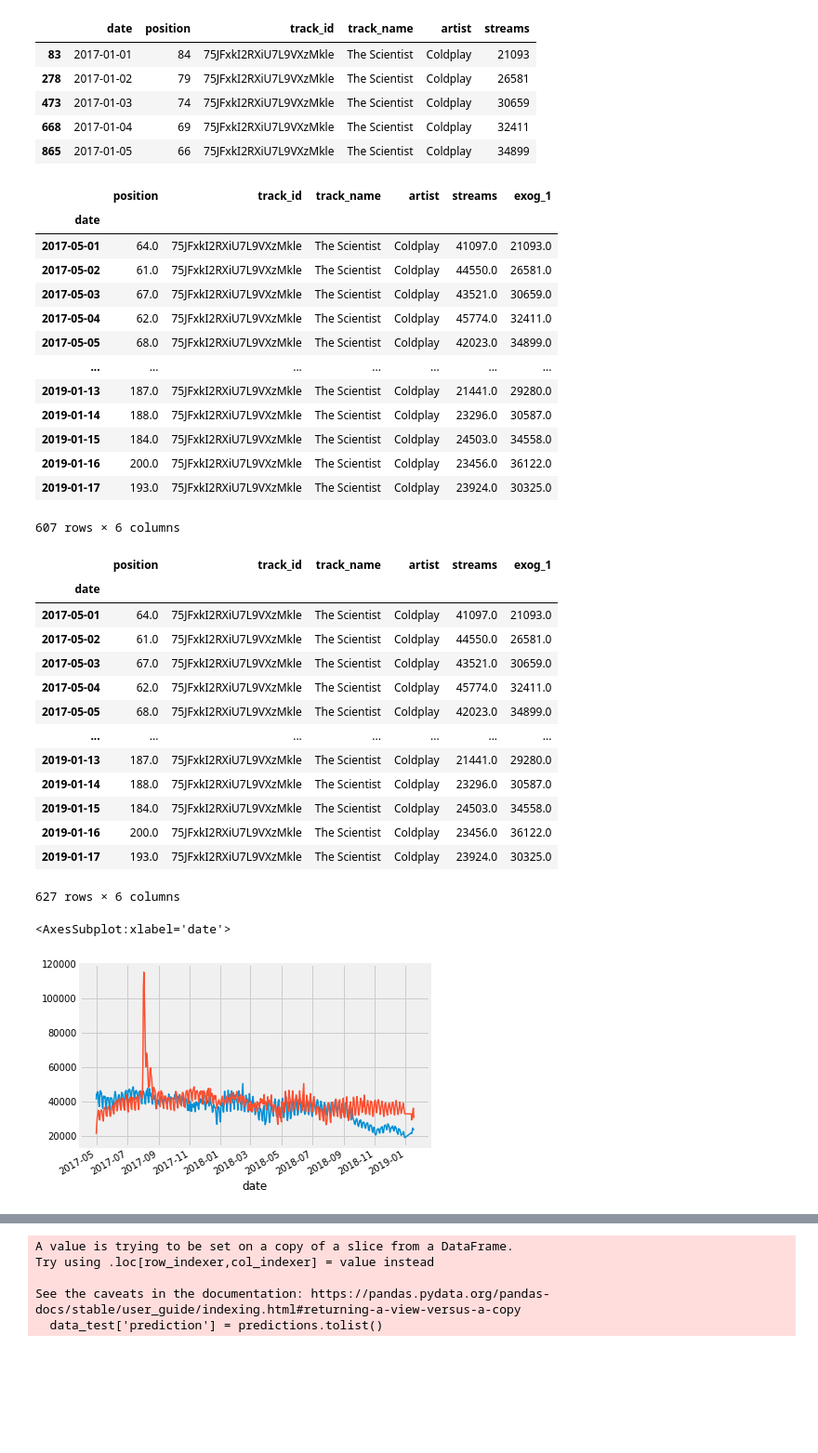
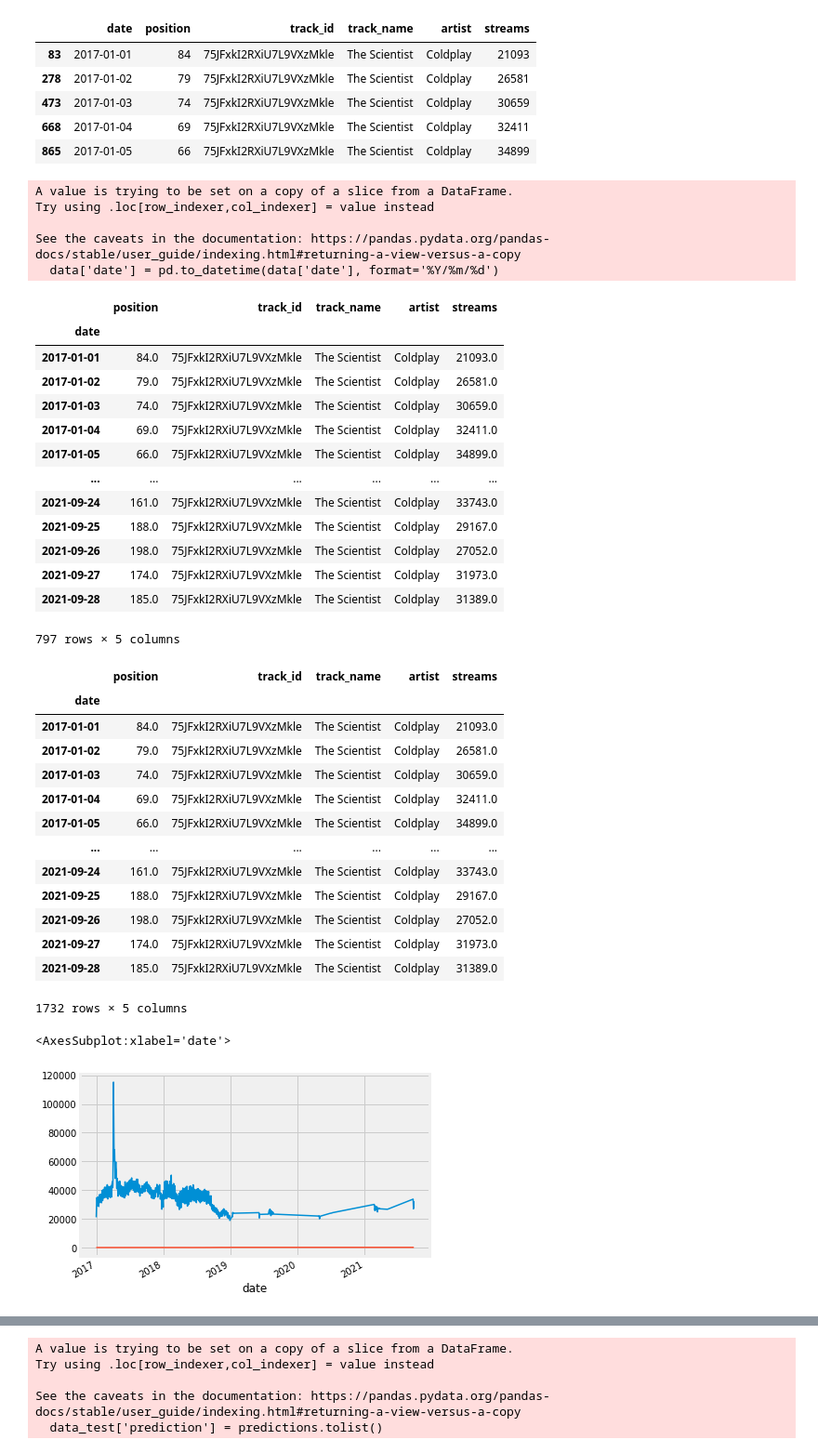
Before and after one commit to analeite/spotify-track-list-kaggle-LABBDVI-FATEC2SEM2022, a Jupyter notebook: spotify_daily_charts.ipynb, the cells around one changed output, grey strips where cells are left out. Shown at 93% size. Saved outputs shown, nothing was run; the diff lists cells and outputs as text; code cells hidden in the pictures; blank space fills up the shorter version.

```diff
--- a/spotify_daily_charts.ipynb
+++ b/spotify_daily_charts.ipynb
@@ -86,51 +86,57 @@ data['date'] = pd.to_datetime(data['date'], format='%Y/%m/%d')
 data = data.set_index('date')
 data = data.asfreq('D')
 data = data.sort_index()
-data['exog_1'] = data['streams'].shift(120) #120 dias atrás pra prever hoje /// substituir por position ou juntar com outro dataset
+#data['exog_1'] = data['streams'].shift(120) #120 dias atrás pra prever hoje /// substituir por position ou juntar com outro dataset
 data = data.dropna()
 
 #fig, ax = plt.subplots(figsize=(8, 6))
 #ax.plot(data['date'], data['streams']);
+# %% [output]
+A value is trying to be set on a copy of a slice from a DataFrame.
+Try using .loc[row_indexer,col_indexer] = value instead
+
+See the caveats in the documentation: https://pandas.pydata.org/pandas-docs/stable/user_guide/indexing.html#returning-a-view-versus-a-copy
+  data['date'] = pd.to_datetime(data['date'], format='%Y/%m/%d')
 # %%
 data
 # %% [output]
-|  | position | track_id | track_name | artist | streams | exog_1 |
-| date |  |  |  |  |  |  |
-| 2017-05-01 | 64.0 | 75JFxkI2RXiU7L9VXzMkle | The Scientist | Coldplay | 41097.0 | 21093.0 |
-| 2017-05-02 | 61.0 | 75JFxkI2RXiU7L9VXzMkle | The Scientist | Coldplay | 44550.0 | 26581.0 |
-| 2017-05-03 | 67.0 | 75JFxkI2RXiU7L9VXzMkle | The Scientist | Coldplay | 43521.0 | 30659.0 |
-| 2017-05-04 | 62.0 | 75JFxkI2RXiU7L9VXzMkle | The Scientist | Coldplay | 45774.0 | 32411.0 |
-| 2017-05-05 | 68.0 | 75JFxkI2RXiU7L9VXzMkle | The Scientist | Coldplay | 42023.0 | 34899.0 |
-| ... | ... | ... | ... | ... | ... | ... |
-| 2019-01-13 | 187.0 | 75JFxkI2RXiU7L9VXzMkle | The Scientist | Coldplay | 21441.0 | 29280.0 |
-| 2019-01-14 | 188.0 | 75JFxkI2RXiU7L9VXzMkle | The Scientist | Coldplay | 23296.0 | 30587.0 |
-| 2019-01-15 | 184.0 | 75JFxkI2RXiU7L9VXzMkle | The Scientist | Coldplay | 24503.0 | 34558.0 |
-| 2019-01-16 | 200.0 | 75JFxkI2RXiU7L9VXzMkle | The Scientist | Coldplay | 23456.0 | 36122.0 |
-| 2019-01-17 | 193.0 | 75JFxkI2RXiU7L9VXzMkle | The Scientist | Coldplay | 23924.0 | 30325.0 |
+|  | position | track_id | track_name | artist | streams |
+| date |  |  |  |  |  |
+| 2017-01-01 | 84.0 | 75JFxkI2RXiU7L9VXzMkle | The Scientist | Coldplay | 21093.0 |
+| 2017-01-02 | 79.0 | 75JFxkI2RXiU7L9VXzMkle | The Scientist | Coldplay | 26581.0 |
+| 2017-01-03 | 74.0 | 75JFxkI2RXiU7L9VXzMkle | The Scientist | Coldplay | 30659.0 |
+| 2017-01-04 | 69.0 | 75JFxkI2RXiU7L9VXzMkle | The Scientist | Coldplay | 32411.0 |
+| 2017-01-05 | 66.0 | 75JFxkI2RXiU7L9VXzMkle | The Scientist | Coldplay | 34899.0 |
+| ... | ... | ... | ... | ... | ... |
+| 2021-09-24 | 161.0 | 75JFxkI2RXiU7L9VXzMkle | The Scientist | Coldplay | 33743.0 |
+| 2021-09-25 | 188.0 | 75JFxkI2RXiU7L9VXzMkle | The Scientist | Coldplay | 29167.0 |
+| 2021-09-26 | 198.0 | 75JFxkI2RXiU7L9VXzMkle | The Scientist | Coldplay | 27052.0 |
+| 2021-09-27 | 174.0 | 75JFxkI2RXiU7L9VXzMkle | The Scientist | Coldplay | 31973.0 |
+| 2021-09-28 | 185.0 | 75JFxkI2RXiU7L9VXzMkle | The Scientist | Coldplay | 31389.0 |
-607 rows × 6 columns
+797 rows × 5 columns
 # %%
 data.asfreq(freq='D', fill_value=np.nan)
 # %% [output]
-|  | position | track_id | track_name | artist | streams | exog_1 |
-| date |  |  |  |  |  |  |
-| 2017-05-01 | 64.0 | 75JFxkI2RXiU7L9VXzMkle | The Scientist | Coldplay | 41097.0 | 21093.0 |
-| 2017-05-02 | 61.0 | 75JFxkI2RXiU7L9VXzMkle | The Scientist | Coldplay | 44550.0 | 26581.0 |
-| 2017-05-03 | 67.0 | 75JFxkI2RXiU7L9VXzMkle | The Scientist | Coldplay | 43521.0 | 30659.0 |
-| 2017-05-04 | 62.0 | 75JFxkI2RXiU7L9VXzMkle | The Scientist | Coldplay | 45774.0 | 32411.0 |
-| 2017-05-05 | 68.0 | 75JFxkI2RXiU7L9VXzMkle | The Scientist | Coldplay | 42023.0 | 34899.0 |
-| ... | ... | ... | ... | ... | ... | ... |
-| 2019-01-13 | 187.0 | 75JFxkI2RXiU7L9VXzMkle | The Scientist | Coldplay | 21441.0 | 29280.0 |
-| 2019-01-14 | 188.0 | 75JFxkI2RXiU7L9VXzMkle | The Scientist | Coldplay | 23296.0 | 30587.0 |
-| 2019-01-15 | 184.0 | 75JFxkI2RXiU7L9VXzMkle | The Scientist | Coldplay | 24503.0 | 34558.0 |
-| 2019-01-16 | 200.0 | 75JFxkI2RXiU7L9VXzMkle | The Scientist | Coldplay | 23456.0 | 36122.0 |
-| 2019-01-17 | 193.0 | 75JFxkI2RXiU7L9VXzMkle | The Scientist | Coldplay | 23924.0 | 30325.0 |
+|  | position | track_id | track_name | artist | streams |
+| date |  |  |  |  |  |
+| 2017-01-01 | 84.0 | 75JFxkI2RXiU7L9VXzMkle | The Scientist | Coldplay | 21093.0 |
+| 2017-01-02 | 79.0 | 75JFxkI2RXiU7L9VXzMkle | The Scientist | Coldplay | 26581.0 |
+| 2017-01-03 | 74.0 | 75JFxkI2RXiU7L9VXzMkle | The Scientist | Coldplay | 30659.0 |
+| 2017-01-04 | 69.0 | 75JFxkI2RXiU7L9VXzMkle | The Scientist | Coldplay | 32411.0 |
+| 2017-01-05 | 66.0 | 75JFxkI2RXiU7L9VXzMkle | The Scientist | Coldplay | 34899.0 |
+| ... | ... | ... | ... | ... | ... |
+| 2021-09-24 | 161.0 | 75JFxkI2RXiU7L9VXzMkle | The Scientist | Coldplay | 33743.0 |
+| 2021-09-25 | 188.0 | 75JFxkI2RXiU7L9VXzMkle | The Scientist | Coldplay | 29167.0 |
+| 2021-09-26 | 198.0 | 75JFxkI2RXiU7L9VXzMkle | The Scientist | Coldplay | 27052.0 |
+| 2021-09-27 | 174.0 | 75JFxkI2RXiU7L9VXzMkle | The Scientist | Coldplay | 31973.0 |
+| 2021-09-28 | 185.0 | 75JFxkI2RXiU7L9VXzMkle | The Scientist | Coldplay | 31389.0 |
-627 rows × 6 columns
+1732 rows × 5 columns
 # %%
 data['streams'].plot()
-data['exog_1'].plot()
+data['position'].plot()
 # %% [output]
 <AxesSubplot:xlabel='date'>
-[figure, old version]
+[figure, new version]
 # %%
 # Divide dados em treinamento e teste
 # Para séries temporais, sempre utilizamos os dados mais recentes para teste
```
Also changed, not shown: parts of 6 cells of this notebook, 1 other file.
